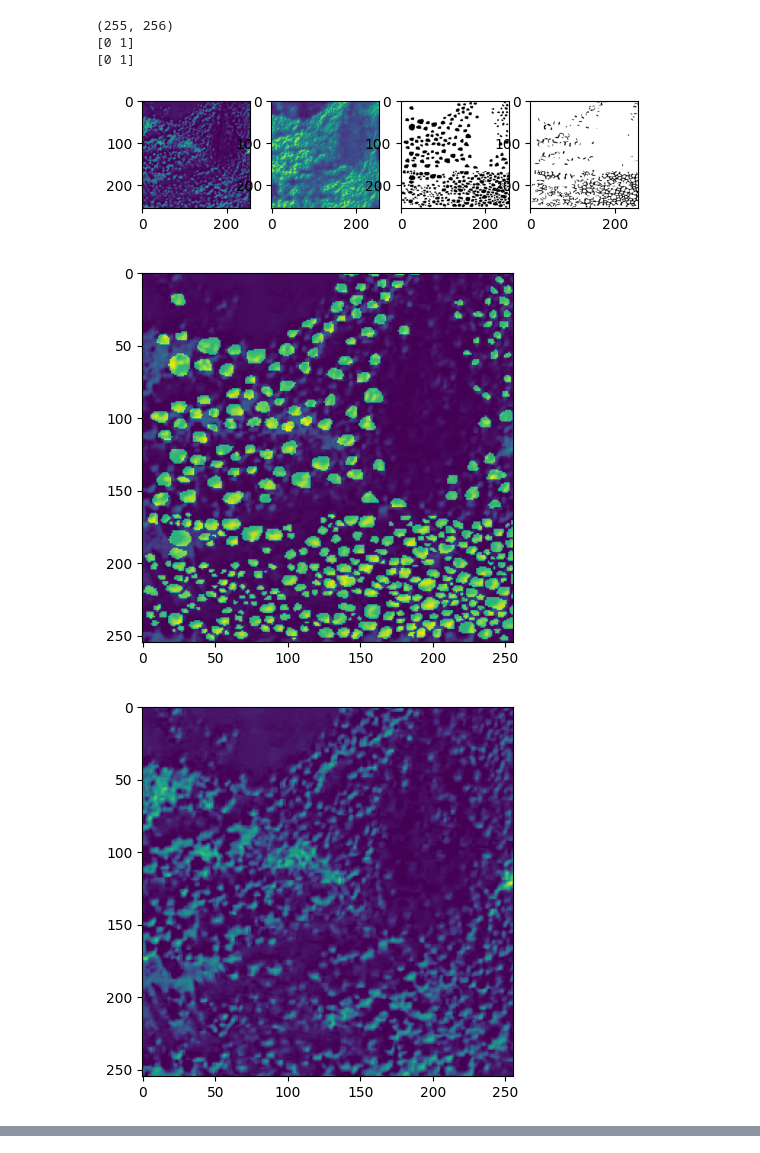
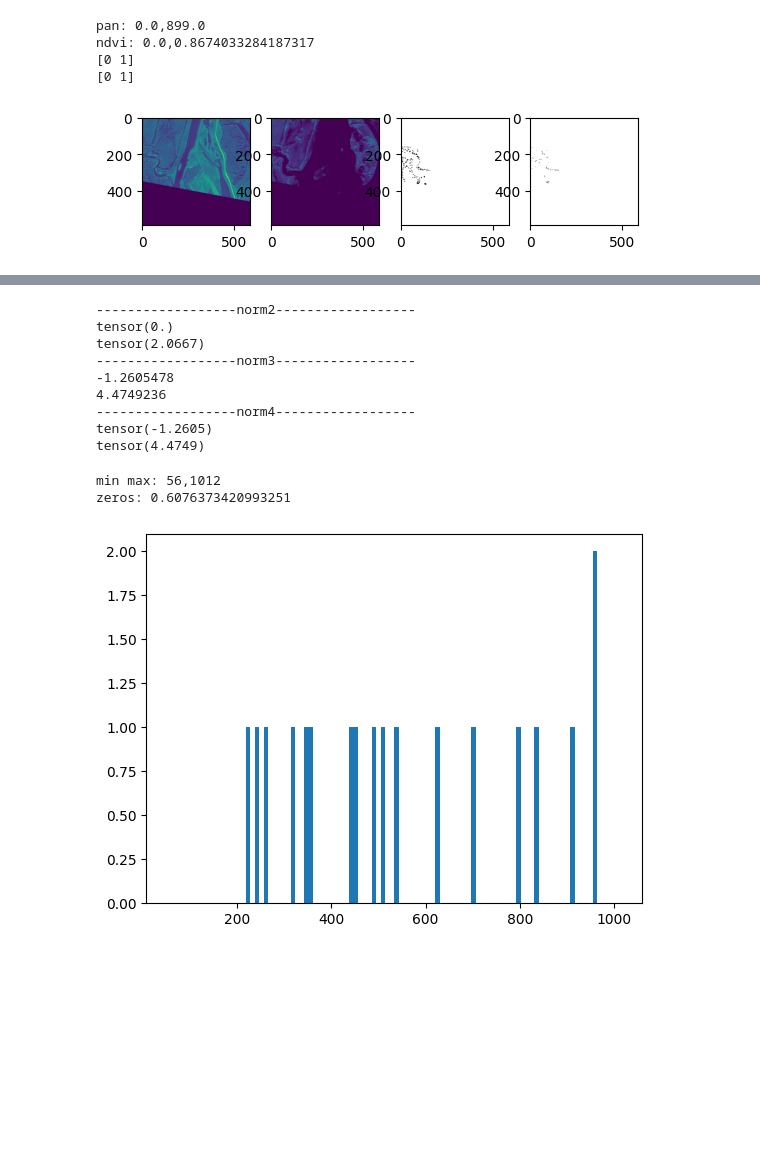
Before and after one commit to WinterCyan/TreeSeg, a Jupyter notebook: standalone/validate_dataset.ipynb, the cells around one changed output, grey strips where cells are left out. Saved outputs shown, nothing was run; the diff lists cells and outputs as text; code cells hidden in the pictures; blank space fills up the shorter version.

```diff
--- a/standalone/validate_dataset.ipynb
+++ b/standalone/validate_dataset.ipynb
@@ -21,45 +26,65 @@ data_dir = "/home/winter/code-resource/treeseg/trainingdata"
 # %%
 # check interm png
 interm_png = 'interm_png'
-v = 1
-a = 150
+v = 0
+a = 63
 pattern = '{}-{}-area{}.png'
 pan = read_method('rasterio')(f"{data_dir}/{interm_png}/{pattern.format('pan',v,a)}").read(1)
 ndvi = read_method('rasterio')(f"{data_dir}/{interm_png}/{pattern.format('ndvi',v,a)}").read(1)
 anno = read_method('rasterio')(f"{data_dir}/{interm_png}/{pattern.format('annotation',v,a)}").read(1)
 boundary = read_method('rasterio')(f"{data_dir}/{interm_png}/{pattern.format('boundary',v,a)}").read(1)
 
-print(pan.shape)
+print(f'pan: {np.min(pan)},{np.max(pan)}')
+print(f'ndvi: {np.min(ndvi)},{np.max(ndvi)}')
 print(np.unique(anno))
 print(np.unique(boundary))
 
 fig = plt.figure()
 fig.add_subplot(1,4,1)
 plt.imshow(pan)
 fig.add_subplot(1,4,2)
 plt.imshow(ndvi)
 fig.add_subplot(1,4,3)
 plt.imshow(anno,cmap='binary')
 fig.add_subplot(1,4,4)
 plt.imshow(boundary,cmap='binary')
 plt.show()
 
-fig2 = plt.figure()
-max_v = np.max(pan)
-plt.imshow(pan+anno*max_v)
-plt.show()
+# fig2 = plt.figure()
+# max_v = np.max(pan)
+# plt.imshow(pan+anno*max_v)
+# plt.show()
 
-fig3 = plt.figure()
-plt.imshow(pan)
-plt.show()
+# fig3 = plt.figure()
+# plt.imshow(pan)
+# plt.show()
 
-fig4 = plt.figure()
-plt.imshow(ndvi)
-plt.show()
+# fig4 = plt.figure()
+# plt.imshow(ndvi)
+# plt.show()
+
+panT = torch.as_tensor(pan,dtype=torch.float32).unsqueeze(0)
+norm2 = F.normalize(panT, 0, 1)
+print('------------------norm2------------------')
+print(torch.min(norm2))
+print(torch.max(norm2))
+# print(norm2)
+
+norm3 = image_normalize(pan)
+print('------------------norm3------------------')
+print(np.min(norm3))
+print(np.max(norm3))
+# print(norm3)
+
+std,mean = torch.std_mean(panT)
+trans = transforms.Normalize(mean,std)
+norm4 = trans(panT)
+print('------------------norm4------------------')
+print(torch.min(norm4))
+print(torch.max(norm4))
 # %% [output]
-(255, 256)
+pan: 0.0,899.0
+ndvi: 0.0,0.8674033284187317
 [0 1]
 [0 1]
-[figure, old version]
+[figure, new version]
-[figure, removed]
-[figure, removed]
@@ -66,0 +91,9 @@ plt.show()
+------------------norm2------------------
+tensor(0.)
+tensor(2.0667)
+------------------norm3------------------
+-1.2605478
+4.4749236
+------------------norm4------------------
+tensor(-1.2605)
+tensor(4.4749)
@@ -66,0 +105,11 @@ plt.show()
+# %%
+print(f'min max: {np.min(partial_pan)},{np.max(partial_pan)}')
+h,w = full_pan.shape
+print(f'zeros: {np.sum(full_pan==0)/(h*w)}')
+hist, bins = np.histogram(partial_pan, bins=100)
+plt.hist(hist, bins)
+plt.show()
+# %% [output]
+min max: 56,1012
+zeros: 0.6076373420993251
+[figure, added]
```
Also changed, not shown: parts of 5 cells of this notebook, 3 other files.
